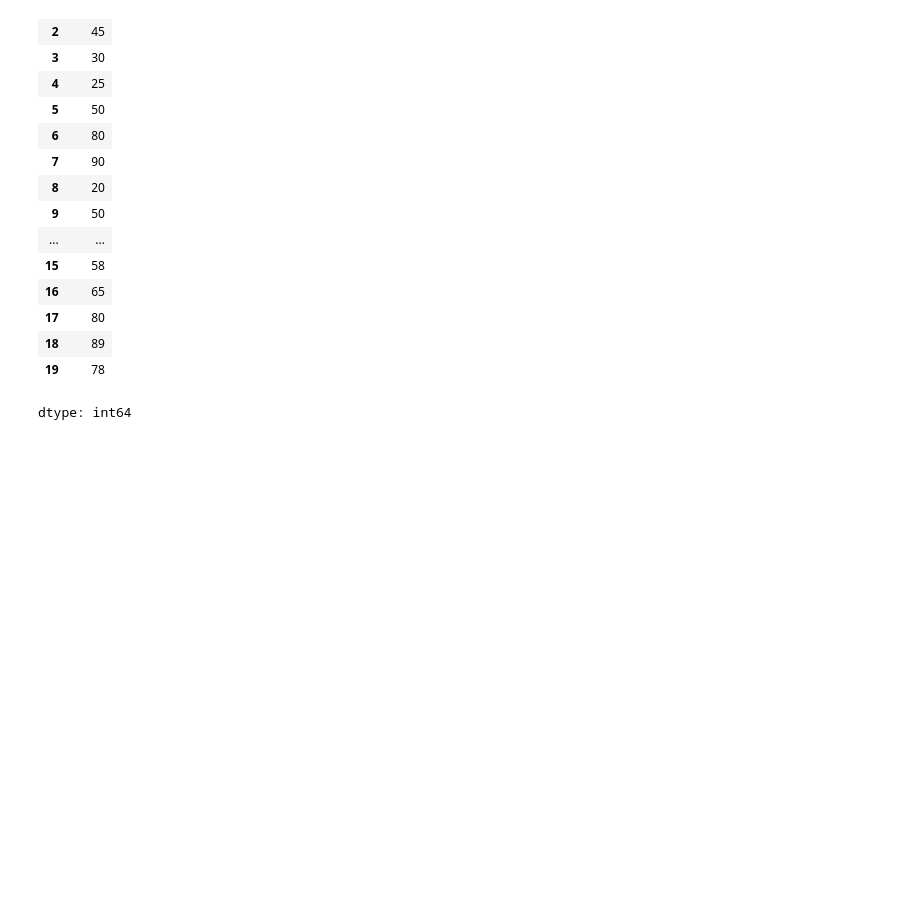
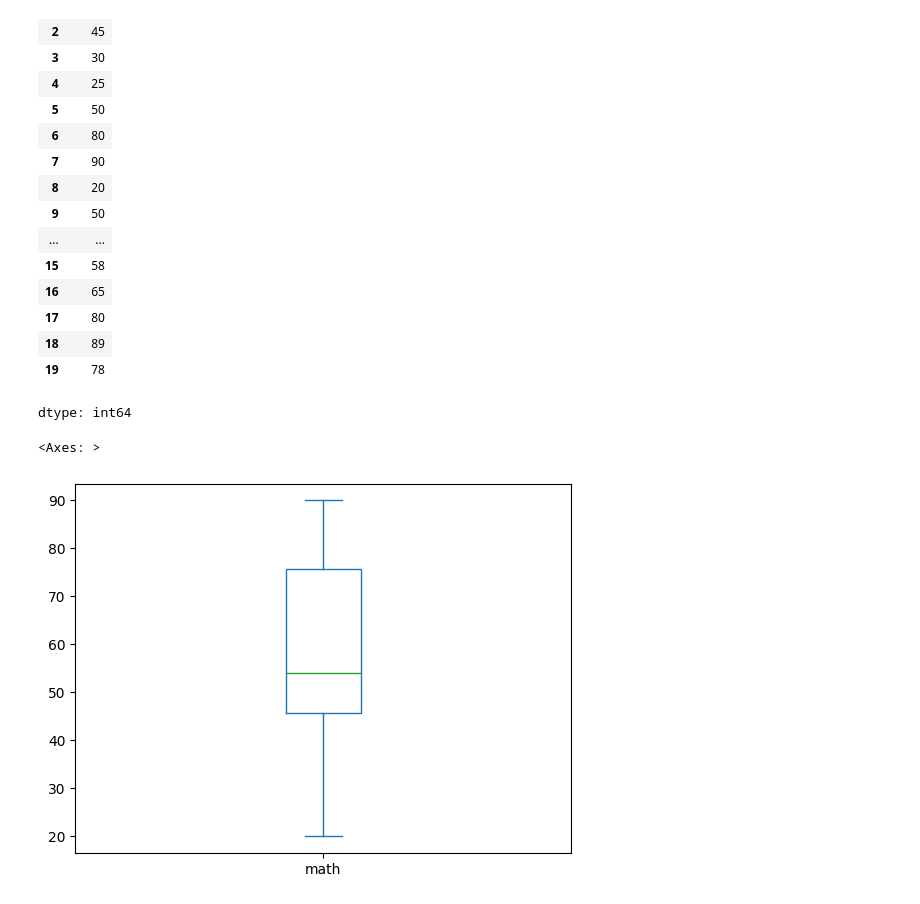
Before and after one commit to JakeOh/202504_itwill_oracle88, a Jupyter notebook: python17.ipynb, the cells around one changed output. Drawn from its saved outputs; the diff is of its cells as text; code cells hidden in the pictures; blank space fills up the shorter version.

```diff
--- a/python17.ipynb
+++ b/python17.ipynb
@@ -386,3 +386,8 @@ exam_df['math']  # DataFrame에서 'math' 컬럼만 선택
 | 18 | 89 |
 | 19 | 78 |
 dtype: int64
+# %%
+exam_df.math.plot(kind='box')
+# %% [output]
+<Axes: >
+[figure, added]
```
